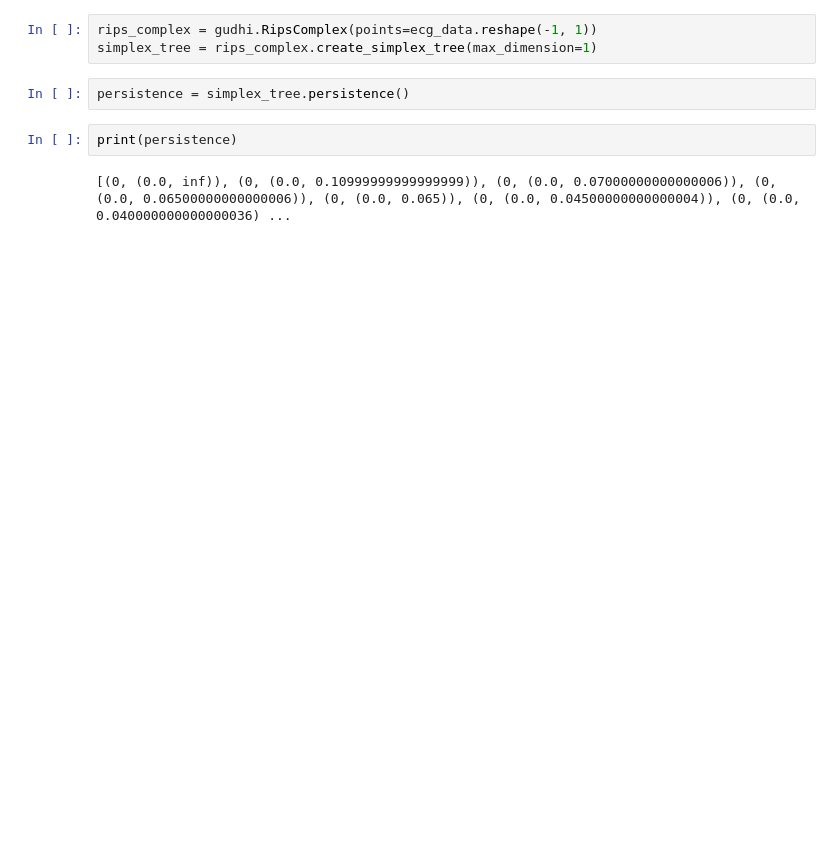
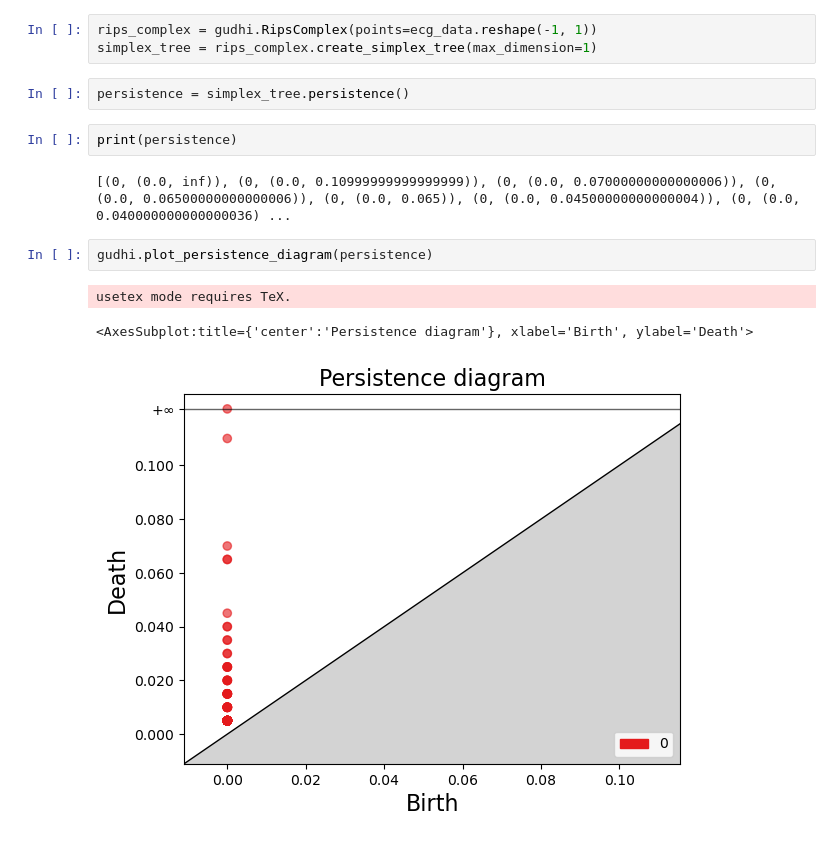
Before and after one commit to pap1rana/arrhythmia-detection, a Jupyter notebook: preprocessing.ipynb, the cells around one changed output. Cells and saved outputs as stored; diff of their text form; blank space fills up the shorter version.

```diff
--- a/preprocessing.ipynb
+++ b/preprocessing.ipynb
@@ -28,3 +30,9 @@ persistence = simplex_tree.persistence()
 print(persistence)
 # %% [output]
 [(0, (0.0, inf)), (0, (0.0, 0.10999999999999999)), (0, (0.0, 0.07000000000000006)), (0, (0.0, 0.06500000000000006)), (0, (0.0, 0.065)), (0, (0.0, 0.04500000000000004)), (0, (0.0, 0.040000000000000036) ...
+# %%
+gudhi.plot_persistence_diagram(persistence)
+# %% [output]
+usetex mode requires TeX.
+<AxesSubplot:title={'center':'Persistence diagram'}, xlabel='Birth', ylabel='Death'>
+[figure, added]
```
Also changed, not shown: parts of 4 cells of this notebook, 1 other file.
